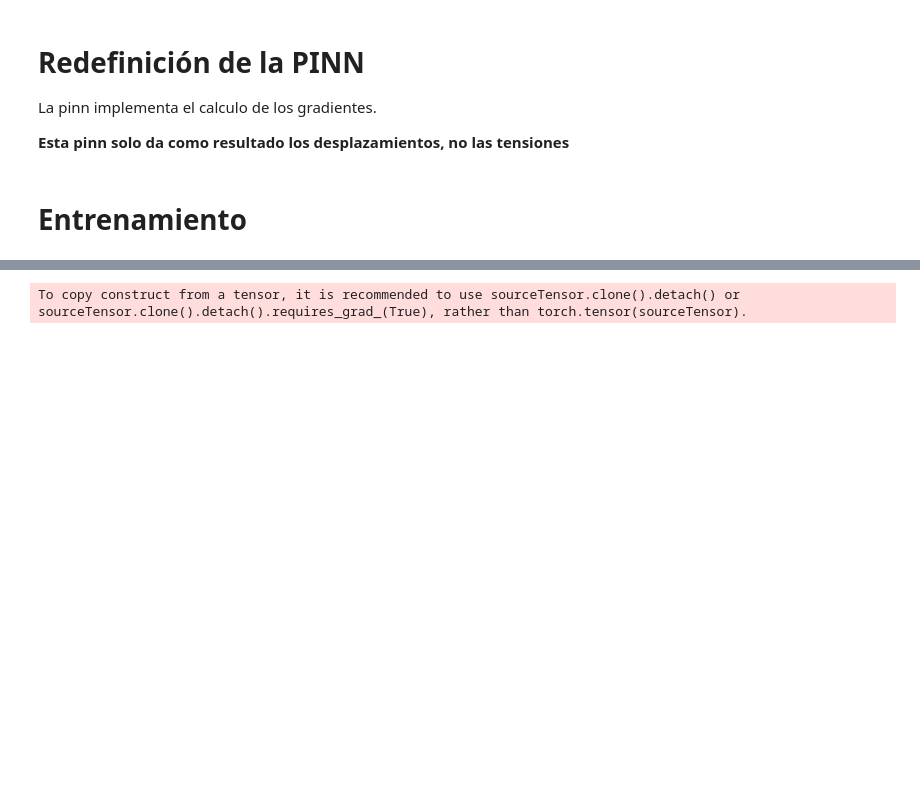
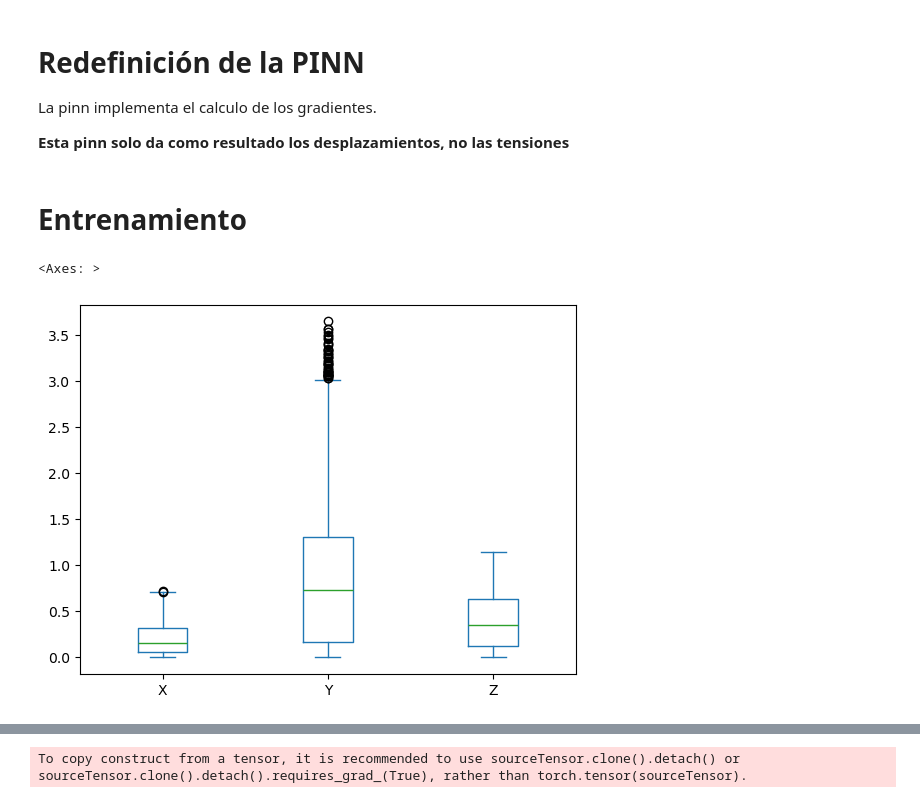
Before and after one commit to ArturoSirvent/DeepElasticity, a Jupyter notebook: notebooks/001-LinealElasticity/000-Lo_que_ya_funcionaba.ipynb, the cells around one changed output, grey strips where cells are left out. Cells and saved outputs as stored; diff of their text form; code cells hidden in the pictures; blank space fills up the shorter version.

```diff
--- a/notebooks/001-LinealElasticity/000-Lo_que_ya_funcionaba.ipynb
+++ b/notebooks/001-LinealElasticity/000-Lo_que_ya_funcionaba.ipynb
@@ -203,9 +207,10 @@ class Data:
         # no limitados, separamos en 80 y 20
         indx_non_restricted=[int(i) for i in self.displacement_data_pd.index if i not in self.restricted_data_pd.index ]
         random.shuffle(indx_non_restricted)
-        indx_train_non_restricted,indx_test_non_restricted = indx_non_restricted[:int(len(indx_non_restricted)//(1/train_percent))], indx_non_restricted[int(len(indx_non_restricted)//(1/train_percent)):]
-        train_init_pos_non_restricted, train_disp_non_restricted = torch.tensor(self.initialPosition_data_pd.loc[indx_train_non_restricted,["X","Y","Z"]].to_numpy(),requires_grad=True) , torch.tensor(self.displacement_data_pd.loc[indx_train_non_restricted,["UX","UY","UZ"]].to_numpy(),requires_grad=True)
-        test_init_pos_non_restricted, test_disp_non_restricted = torch.tensor(self.initialPosition_data_pd.loc[indx_test_non_restricted,["X","Y","Z"]].to_numpy(),requires_grad=True) , torch.tensor(self.displacement_data_pd.loc[indx_test_non_restricted,["UX","UY","UZ"]].to_numpy(),requires_grad=True)
+        self.indx_train_non_restricted,self.indx_test_non_restricted = indx_non_restricted[:int(len(indx_non_restricted)//(1/train_percent))], indx_non_restricted[int(len(indx_non_restricted)//(1/train_percent)):]
+
+        train_init_pos_non_restricted, train_disp_non_restricted = torch.tensor(self.initialPosition_data_pd.loc[self.indx_train_non_restricted,["X","Y","Z"]].to_numpy(),requires_grad=True) , torch.tensor(self.displacement_data_pd.loc[self.indx_train_non_restricted,["UX","UY","UZ"]].to_numpy(),requires_grad=True)
+        test_init_pos_non_restricted, test_disp_non_restricted = torch.tensor(self.initialPosition_data_pd.loc[self.indx_test_non_restricted,["X","Y","Z"]].to_numpy(),requires_grad=True) , torch.tensor(self.displacement_data_pd.loc[self.indx_test_non_restricted,["UX","UY","UZ"]].to_numpy(),requires_grad=True)
 
         # limitados
         initpos_restricted_data=torch.tensor(self.initialPosition_data_pd.loc[self.restricted_data_pd.index,["X","Y","Z"]].to_numpy(),requires_grad=True)
@@ -215,9 +220,14 @@ class Data:
         train_init_pos_main,train_disp_main=torch.concat([train_init_pos_non_restricted,initpos_restricted_data]),torch.concat([train_disp_non_restricted,disp_restricted_data])
         test_init_pos_main,test_disp_main=test_init_pos_non_restricted, test_disp_non_restricted
 
+        #los indices los tenemos trazados:
+
+        self.index_train=list(self.indx_train_non_restricted) + self.restricted_data_pd.index.to_list()
+        self.index_test=list(self.indx_test_non_restricted)
         # data del NCB
         # voy a escoder un pocentaje de datos de estos de los que dar.
         selected_stresses=self.stress_data_pd.sample(frac=percentage_stress_data,axis=0)
+        self.index_stress=selected_stresses.index.to_list()
         position_selected_stresses=torch.tensor(self.initialPosition_data_pd.loc[selected_stresses.index].to_numpy(),requires_grad=True)
         return_stress=torch.tensor(selected_stresses.to_numpy(),requires_grad=True)
         # si quisieramos hacer una separacion
@@ -550,3 +558,8 @@ class PINN(DNN):
 data=Data("LINEAR_SMALL_DISP",10)
 data.load_data()
 train_init_pos_main,train_disp_main,test_init_pos_main,test_disp_main,position_selected_stresses,return_stress,return_colloc_points=data.prepare_pytorch_data()
+# %%
+pd.DataFrame(np.abs(train_disp_main.cpu().detach().numpy()),columns=["X","Y","Z"]).plot(kind="box")
+# %% [output]
+<Axes: >
+[figure, added]
```
Also changed, not shown: parts of 30 cells of this notebook, 1 other file.
